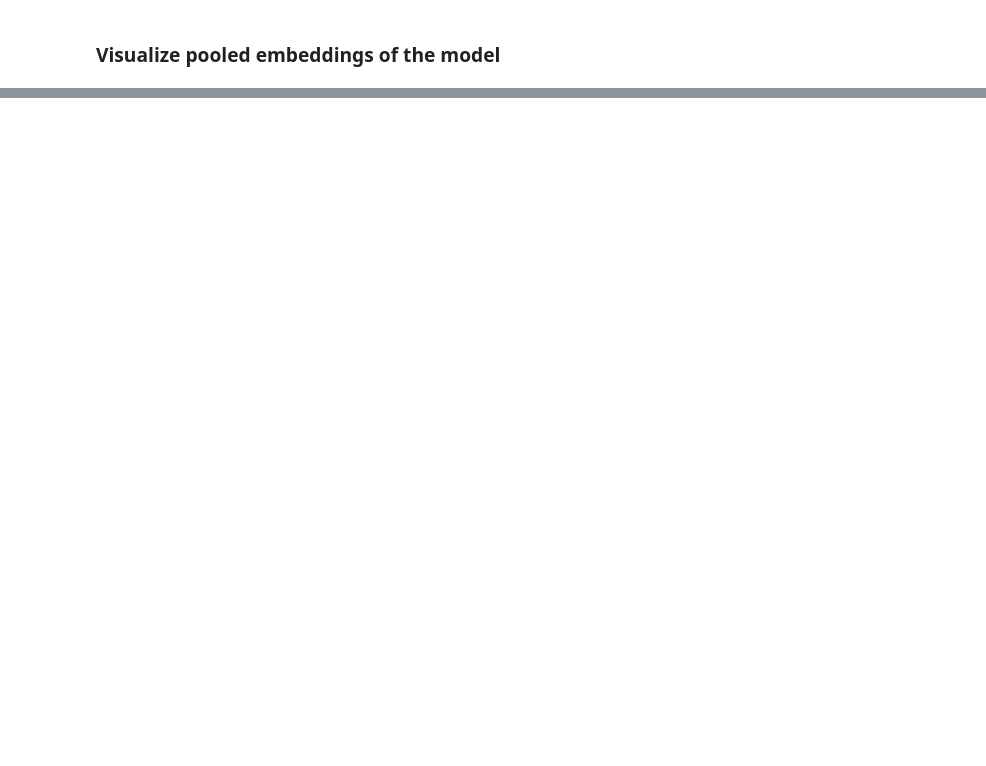
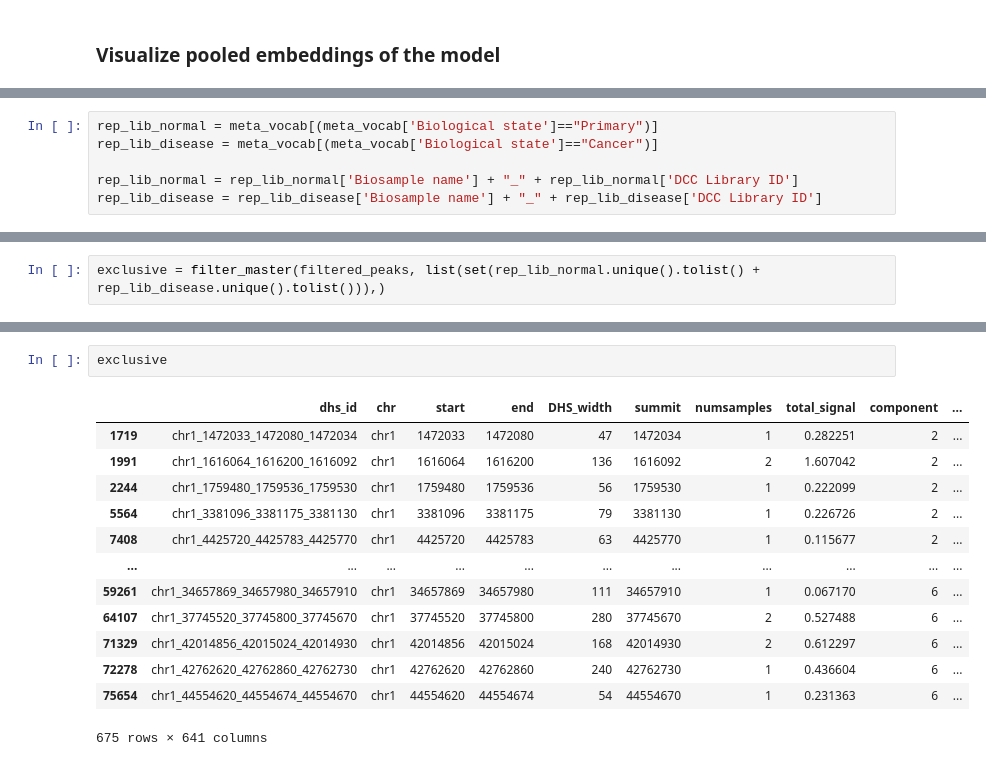
Before and after one commit to Tu1026/DHSs-Vector, a Jupyter notebook: explore.ipynb, the cells around one changed output, grey strips where cells are left out. Saved outputs shown, nothing was run; the diff lists cells and outputs as text; blank space fills up the shorter version.

```diff
--- a/explore.ipynb
+++ b/explore.ipynb
@@ -395,0 +611,6 @@ umap.plot.points(mapper, labels=filtered_peaks['component'][:19800], theme='fire
+# %%
+rep_lib_normal = meta_vocab[(meta_vocab['Biological state']=="Primary")]
+rep_lib_disease = meta_vocab[(meta_vocab['Biological state']=="Cancer")]
+
+rep_lib_normal = rep_lib_normal['Biosample name'] + "_" + rep_lib_normal['DCC Library ID']
+rep_lib_disease = rep_lib_disease['Biosample name'] + "_" + rep_lib_disease['DCC Library ID']
@@ -395,0 +621,2 @@ umap.plot.points(mapper, labels=filtered_peaks['component'][:19800], theme='fire
+# %%
+exclusive = filter_master(filtered_peaks, list(set(rep_lib_normal.unique().tolist() + rep_lib_disease.unique().tolist())),)
@@ -395,0 +670,16 @@ umap.plot.points(mapper, labels=filtered_peaks['component'][:19800], theme='fire
+# %%
+exclusive
+# %% [output]
+|  | dhs_id | chr | start | end | DHS_width | summit | numsamples | total_signal | component | ... |
+| 1719 | chr1_1472033_1472080_1472034 | chr1 | 1472033 | 1472080 | 47 | 1472034 | 1 | 0.282251 | 2 | ... |
+| 1991 | chr1_1616064_1616200_1616092 | chr1 | 1616064 | 1616200 | 136 | 1616092 | 2 | 1.607042 | 2 | ... |
+| 2244 | chr1_1759480_1759536_1759530 | chr1 | 1759480 | 1759536 | 56 | 1759530 | 1 | 0.222099 | 2 | ... |
+| 5564 | chr1_3381096_3381175_3381130 | chr1 | 3381096 | 3381175 | 79 | 3381130 | 1 | 0.226726 | 2 | ... |
+| 7408 | chr1_4425720_4425783_4425770 | chr1 | 4425720 | 4425783 | 63 | 4425770 | 1 | 0.115677 | 2 | ... |
+| ... | ... | ... | ... | ... | ... | ... | ... | ... | ... | ... |
+| 59261 | chr1_34657869_34657980_34657910 | chr1 | 34657869 | 34657980 | 111 | 34657910 | 1 | 0.067170 | 6 | ... |
+| 64107 | chr1_37745520_37745800_37745670 | chr1 | 37745520 | 37745800 | 280 | 37745670 | 2 | 0.527488 | 6 | ... |
+| 71329 | chr1_42014856_42015024_42014930 | chr1 | 42014856 | 42015024 | 168 | 42014930 | 2 | 0.612297 | 6 | ... |
+| 72278 | chr1_42762620_42762860_42762730 | chr1 | 42762620 | 42762860 | 240 | 42762730 | 1 | 0.436604 | 6 | ... |
+| 75654 | chr1_44554620_44554674_44554670 | chr1 | 44554620 | 44554674 | 54 | 44554670 | 1 | 0.231363 | 6 | ... |
+675 rows × 641 columns
```
Also changed, not shown: parts of 41 cells of this notebook, 2 other files.
